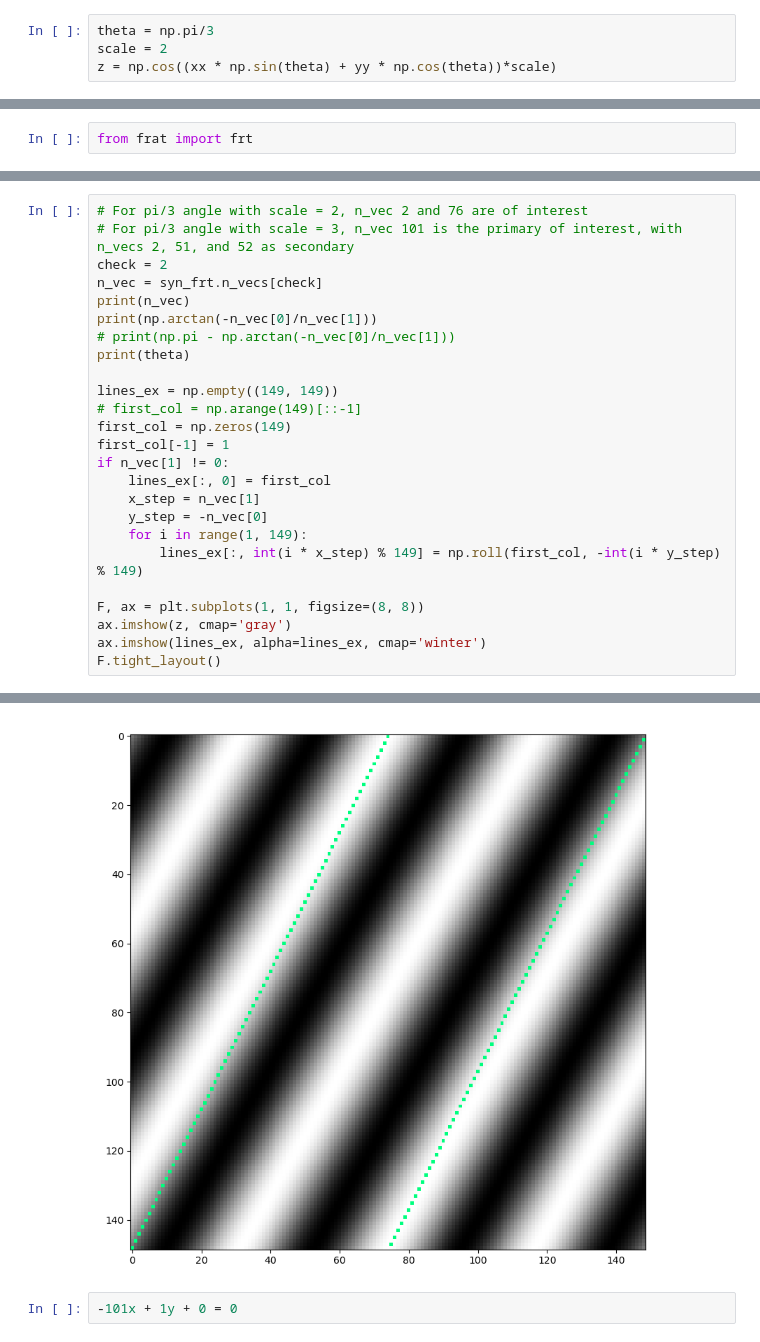
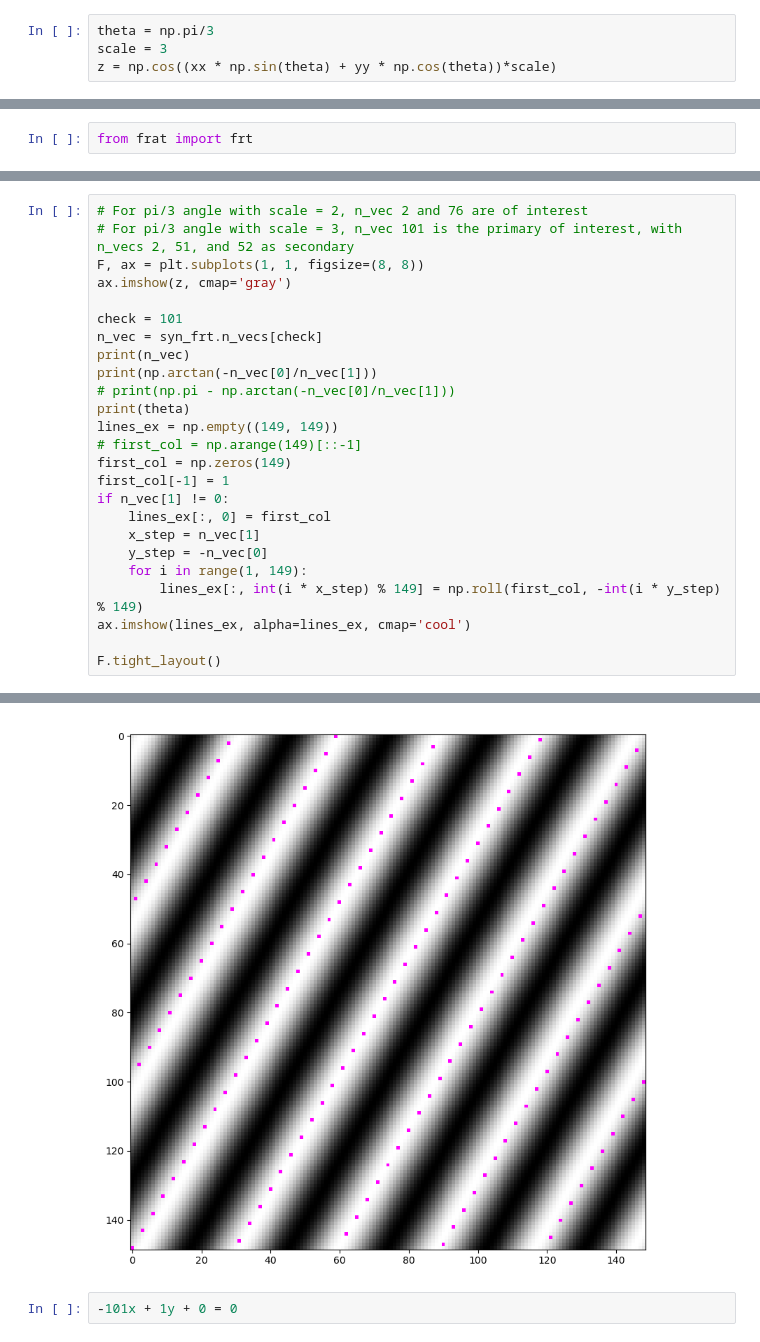
Before and after one commit to zyjux/harmonic_gw, a Jupyter notebook: synthetic_testing.ipynb, the cells around one changed output, grey strips where cells are left out. Saved outputs shown, nothing was run; the diff lists cells and outputs as text.

```diff
--- a/synthetic_testing.ipynb
+++ b/synthetic_testing.ipynb
@@ -10,7 +10,7 @@ import matplotlib.pyplot as plt
 yy, xx = np.mgrid[-2*np.pi:2*np.pi:149j, -2*np.pi:2*np.pi:149j]
 # %%
 theta = np.pi/3
-scale = 2
+scale = 3
 z = np.cos((xx * np.sin(theta) + yy * np.cos(theta))*scale)
 # %%
 F, ax = plt.subplots(1, 1, figsize=(8, 8))
@@ -34,13 +38,15 @@ F.tight_layout()
 # %%
 # For pi/3 angle with scale = 2, n_vec 2 and 76 are of interest
 # For pi/3 angle with scale = 3, n_vec 101 is the primary of interest, with n_vecs 2, 51, and 52 as secondary
-check = 2
+F, ax = plt.subplots(1, 1, figsize=(8, 8))
+ax.imshow(z, cmap='gray')
+
+check = 101
 n_vec = syn_frt.n_vecs[check]
 print(n_vec)
 print(np.arctan(-n_vec[0]/n_vec[1]))
 # print(np.pi - np.arctan(-n_vec[0]/n_vec[1]))
 print(theta)
-
 lines_ex = np.empty((149, 149))
 # first_col = np.arange(149)[::-1]
 first_col = np.zeros(149)
@@ -51,9 +57,7 @@ if n_vec[1] != 0:
     y_step = -n_vec[0]
     for i in range(1, 149):
         lines_ex[:, int(i * x_step) % 149] = np.roll(first_col, -int(i * y_step) % 149)
+ax.imshow(lines_ex, alpha=lines_ex, cmap='cool')
 
-F, ax = plt.subplots(1, 1, figsize=(8, 8))
-ax.imshow(z, cmap='gray')
-ax.imshow(lines_ex, alpha=lines_ex, cmap='winter')
 F.tight_layout()
 # %% [output]
@@ -62,5 +66,5 @@ F.tight_layout()
 1.0471975511965976
-[figure, old version]
+[figure, new version]
 # %%
 -101x + 1y + 0 = 0
 # %% [markdown]
```
Also changed, not shown: parts of 4 cells of this notebook.
